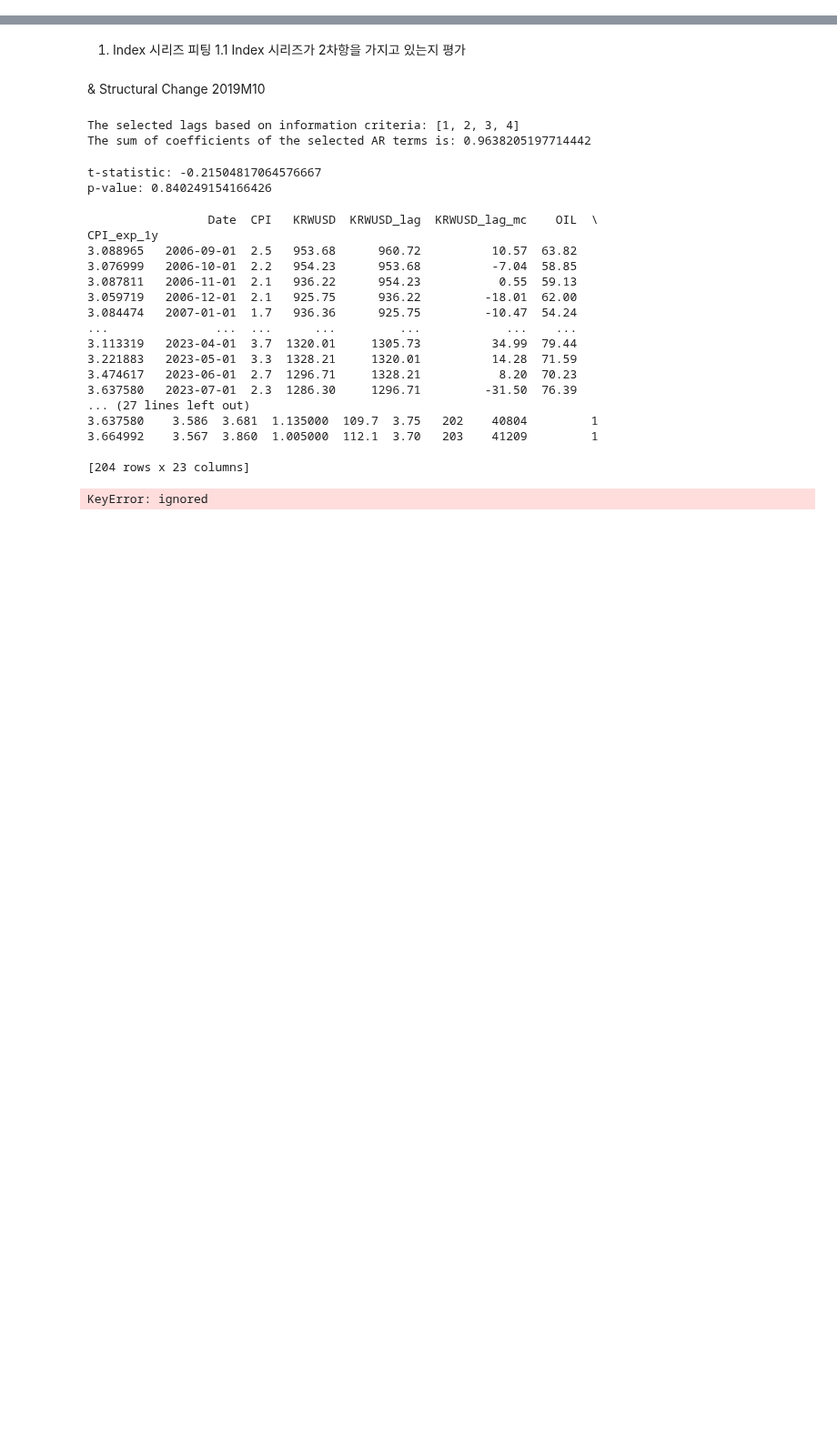
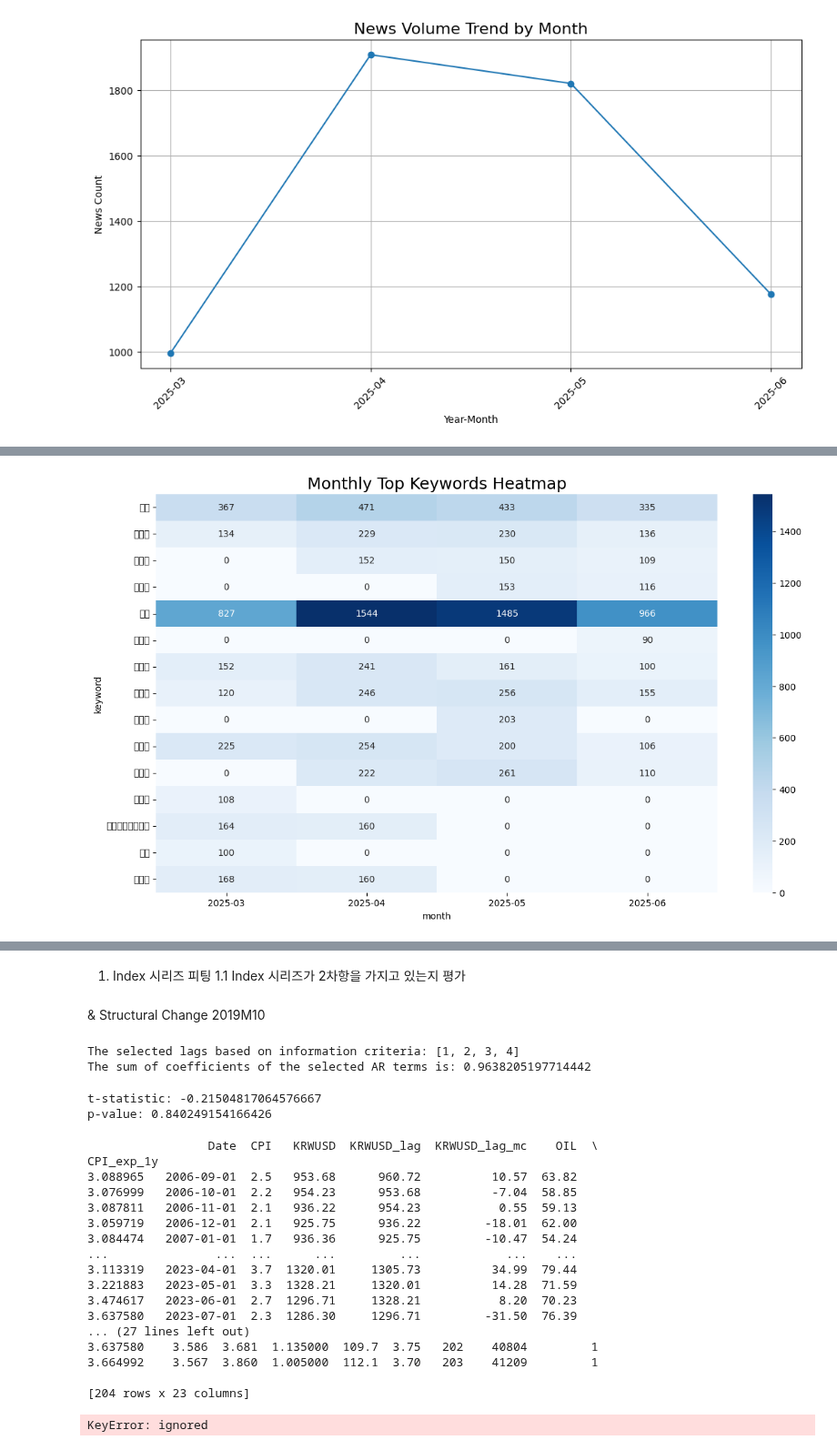
Before and after one commit to rezu98/colab, a Jupyter notebook: mae.ipynb, the cells around one changed output, grey strips where cells are left out. Shown at 91% size. Drawn from its saved outputs; the diff is of its cells as text; code cells hidden in the pictures; blank space fills up the shorter version.

```diff
--- a/mae.ipynb
+++ b/mae.ipynb
@@ -304,0 +156,44 @@ ccf_df.to_excel('seoul_to_nationwide_cross_correlation.xlsx', index=False)
+# %%
+# 5️⃣ 뉴스량 trend chart
+news_count = df_news.groupby('year_month').size().reset_index(name='count')
+
+plt.figure(figsize=(12, 6))
+plt.plot(news_count['year_month'], news_count['count'], marker='o')
+plt.xticks(rotation=45)
+plt.title('News Volume Trend by Month', fontsize=16)
+plt.xlabel('Year-Month')
+plt.ylabel('News Count')
+plt.grid()
+plt.show()
+
+# 6️⃣ 시계열별 주요 trait 분석
+keyword_summary = []
+
+for month in df_news['year_month'].unique():
+    month_df = df_news[df_news['year_month'] == month]
+
+    all_keywords = []
+    for lst in month_df['keyword_list']:
+        for kw in lst:
+            kw = kw.strip()
+            if re.search(r'\d', kw):
+                continue
+            if kw in custom_stopwords:
+                continue
+            all_keywords.append(kw)
+
+    counter = Counter(all_keywords)
+    for kw, cnt in counter.most_common(10):   # top 10
+        keyword_summary.append([month, kw, cnt])
+
+df_keyword_summary = pd.DataFrame(keyword_summary, columns=['month', 'keyword', 'count'])
+
+# 7️⃣ pivot table (heatmap용)
+pivot_table = df_keyword_summary.pivot(index='keyword', columns='month', values='count').fillna(0)
+
+# 8️⃣ heatmap 시각화
+plt.figure(figsize=(14, 8))
+sns.heatmap(pivot_table, annot=True, fmt='.0f', cmap='Blues')
+plt.title('Monthly Top Keywords Heatmap', fontsize=18)
+plt.show()
+# %% [output]
@@ -304,0 +217 @@ ccf_df.to_excel('seoul_to_nationwide_cross_correlation.xlsx', index=False)
+[figure, added]
@@ -304,0 +235 @@ ccf_df.to_excel('seoul_to_nationwide_cross_correlation.xlsx', index=False)
+[figure, added]
```
Also changed, not shown: parts of 8 cells of this notebook.
